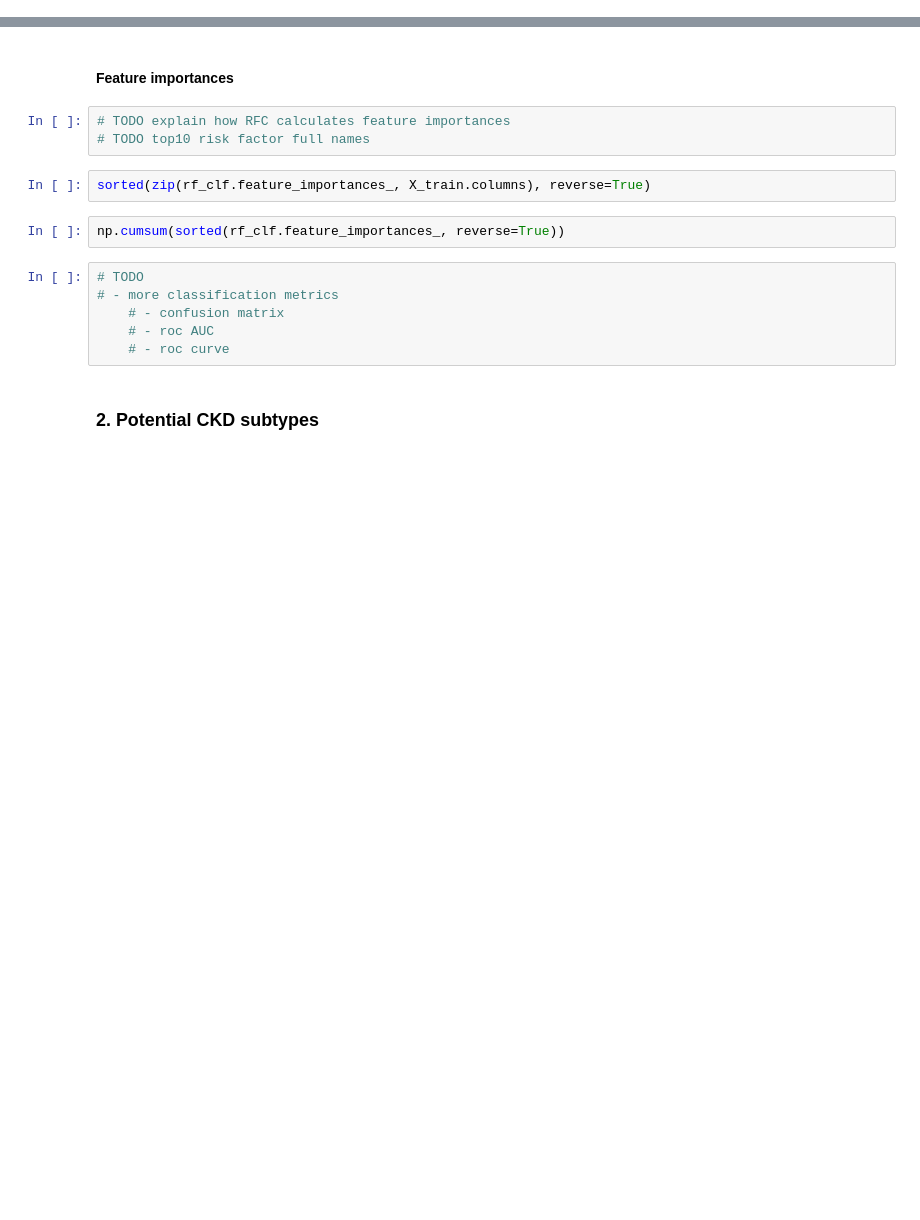
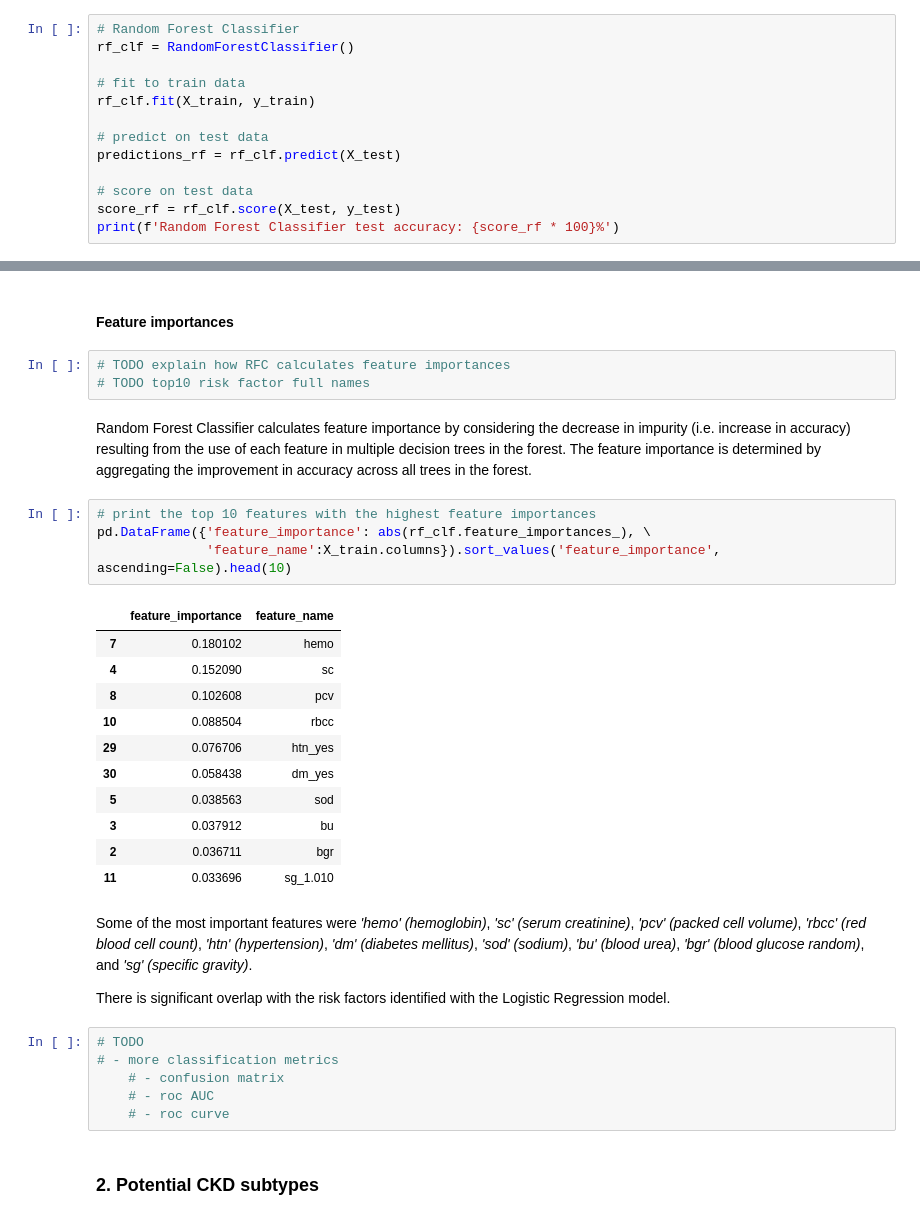
Before and after one commit to AniKhachatryan/ckd, a Jupyter notebook: code/CKD_AniKh_Wemanity.ipynb, the cells around one changed output, grey strips where cells are left out. Drawn from its saved outputs; the diff is of its cells as text; blank space fills up the shorter version.

```diff
--- a/code/CKD_AniKh_Wemanity.ipynb
+++ b/code/CKD_AniKh_Wemanity.ipynb
@@ -527,0 +560,13 @@ rf_clf.score(X_test, y_test)
+# %%
+# Random Forest Classifier
+rf_clf = RandomForestClassifier()
+
+# fit to train data
+rf_clf.fit(X_train, y_train)
+
+# predict on test data
+predictions_rf = rf_clf.predict(X_test)
+
+# score on test data
+score_rf = rf_clf.score(X_test, y_test)
+print(f'Random Forest Classifier test accuracy: {score_rf * 100}%')
@@ -536,10 +583,28 @@ pickle.dump(rf_clf, open(filename, 'wb'))
 # %%
 # TODO explain how RFC calculates feature importances
 # TODO top10 risk factor full names
-# %%
-sorted(zip(rf_clf.feature_importances_, X_train.columns), reverse=True)
-# %%
-np.cumsum(sorted(rf_clf.feature_importances_, reverse=True))
+# %% [markdown]
+Random Forest Classifier calculates feature importance by considering the decrease in impurity (i.e. increase in accuracy) resulting from the use of each feature in multiple decision trees in the forest. The feature importance is determined by aggregating the improvement in accuracy across all trees in the forest.
+# %%
+# print the top 10 features with the highest feature importances
+pd.DataFrame({'feature_importance': abs(rf_clf.feature_importances_), \
+              'feature_name':X_train.columns}).sort_values('feature_importance', ascending=False).head(10)
+# %% [output]
+|  | feature_importance | feature_name |
+| 7 | 0.180102 | hemo |
+| 4 | 0.152090 | sc |
+| 8 | 0.102608 | pcv |
+| 10 | 0.088504 | rbcc |
+| 29 | 0.076706 | htn_yes |
+| 30 | 0.058438 | dm_yes |
+| 5 | 0.038563 | sod |
+| 3 | 0.037912 | bu |
+| 2 | 0.036711 | bgr |
+| 11 | 0.033696 | sg_1.010 |
+# %% [markdown]
+Some of the most important features were _'hemo' (hemoglobin)_, _'sc' (serum creatinine)_, _'pcv' (packed cell volume)_, _'rbcc' (red blood cell count)_, _'htn' (hypertension)_, _'dm' (diabetes mellitus)_, _'sod' (sodium)_, _'bu' (blood urea)_, _'bgr' (blood glucose random)_, and _'sg' (specific gravity)_.
+
+There is significant overlap with the risk factors identified with the Logistic Regression model.
 # %%
 # TODO
 # - more classification metrics
```
Also changed, not shown: parts of 41 cells of this notebook.
